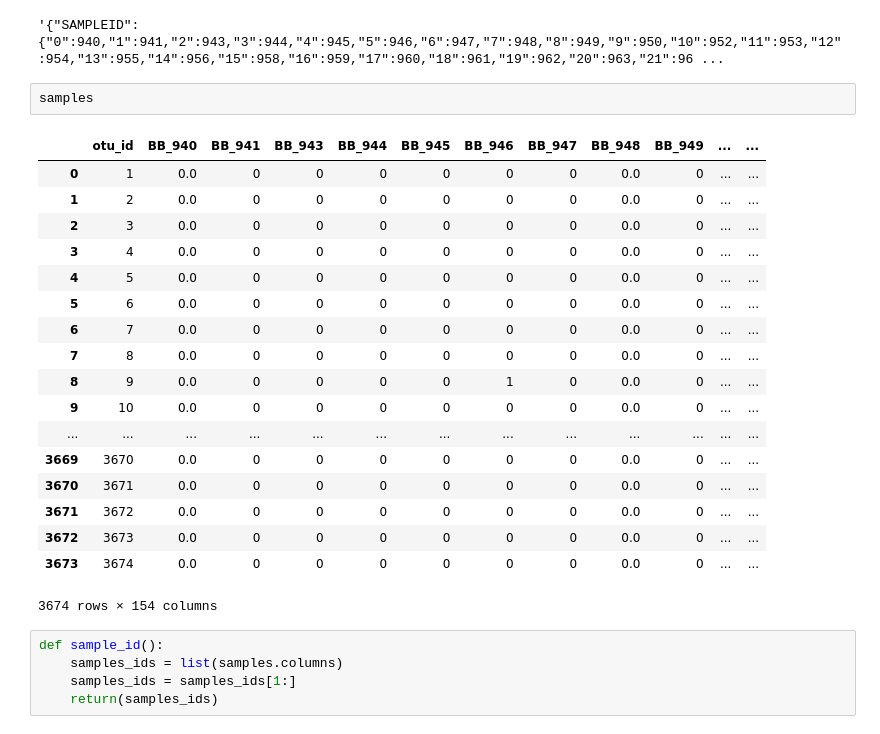
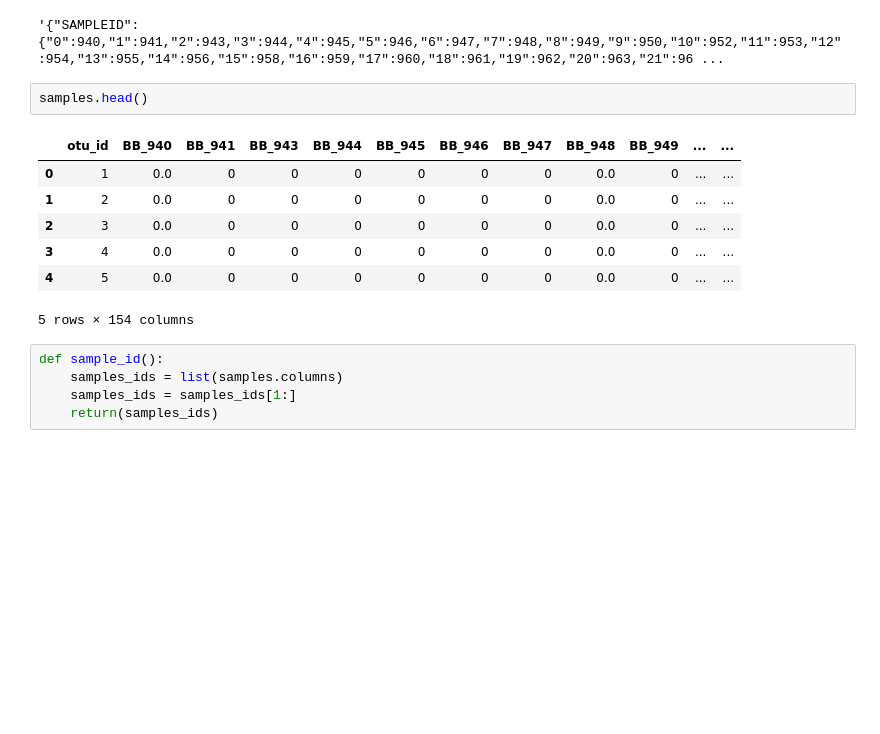
Before and after one commit to michaeljdurst12/bio_diversity, a Jupyter notebook: transform_data.ipynb, the cells around one changed output. Cells and saved outputs as stored; diff of their text form; blank space fills up the shorter version.

```diff
--- a/transform_data.ipynb
+++ b/transform_data.ipynb
@@ -63,26 +70,15 @@ meta()
 # %% [output]
 '{"SAMPLEID":{"0":940,"1":941,"2":943,"3":944,"4":945,"5":946,"6":947,"7":948,"8":949,"9":950,"10":952,"11":953,"12":954,"13":955,"14":956,"15":958,"16":959,"17":960,"18":961,"19":962,"20":963,"21":96 ...
 # %%
-samples
+samples.head()
 # %% [output]
 |  | otu_id | BB_940 | BB_941 | BB_943 | BB_944 | BB_945 | BB_946 | BB_947 | BB_948 | BB_949 | ... | ... |
 | 0 | 1 | 0.0 | 0 | 0 | 0 | 0 | 0 | 0 | 0.0 | 0 | ... | ... |
 | 1 | 2 | 0.0 | 0 | 0 | 0 | 0 | 0 | 0 | 0.0 | 0 | ... | ... |
 | 2 | 3 | 0.0 | 0 | 0 | 0 | 0 | 0 | 0 | 0.0 | 0 | ... | ... |
 | 3 | 4 | 0.0 | 0 | 0 | 0 | 0 | 0 | 0 | 0.0 | 0 | ... | ... |
 | 4 | 5 | 0.0 | 0 | 0 | 0 | 0 | 0 | 0 | 0.0 | 0 | ... | ... |
-| 5 | 6 | 0.0 | 0 | 0 | 0 | 0 | 0 | 0 | 0.0 | 0 | ... | ... |
-| 6 | 7 | 0.0 | 0 | 0 | 0 | 0 | 0 | 0 | 0.0 | 0 | ... | ... |
-| 7 | 8 | 0.0 | 0 | 0 | 0 | 0 | 0 | 0 | 0.0 | 0 | ... | ... |
-| 8 | 9 | 0.0 | 0 | 0 | 0 | 0 | 1 | 0 | 0.0 | 0 | ... | ... |
-| 9 | 10 | 0.0 | 0 | 0 | 0 | 0 | 0 | 0 | 0.0 | 0 | ... | ... |
-| ... | ... | ... | ... | ... | ... | ... | ... | ... | ... | ... | ... | ... |
-| 3669 | 3670 | 0.0 | 0 | 0 | 0 | 0 | 0 | 0 | 0.0 | 0 | ... | ... |
-| 3670 | 3671 | 0.0 | 0 | 0 | 0 | 0 | 0 | 0 | 0.0 | 0 | ... | ... |
-| 3671 | 3672 | 0.0 | 0 | 0 | 0 | 0 | 0 | 0 | 0.0 | 0 | ... | ... |
-| 3672 | 3673 | 0.0 | 0 | 0 | 0 | 0 | 0 | 0 | 0.0 | 0 | ... | ... |
-| 3673 | 3674 | 0.0 | 0 | 0 | 0 | 0 | 0 | 0 | 0.0 | 0 | ... | ... |
-3674 rows × 154 columns
+5 rows × 154 columns
 # %%
 def sample_id():
     samples_ids = list(samples.columns)
```
Also changed, not shown: parts of 7 cells of this notebook, 3 other files.
